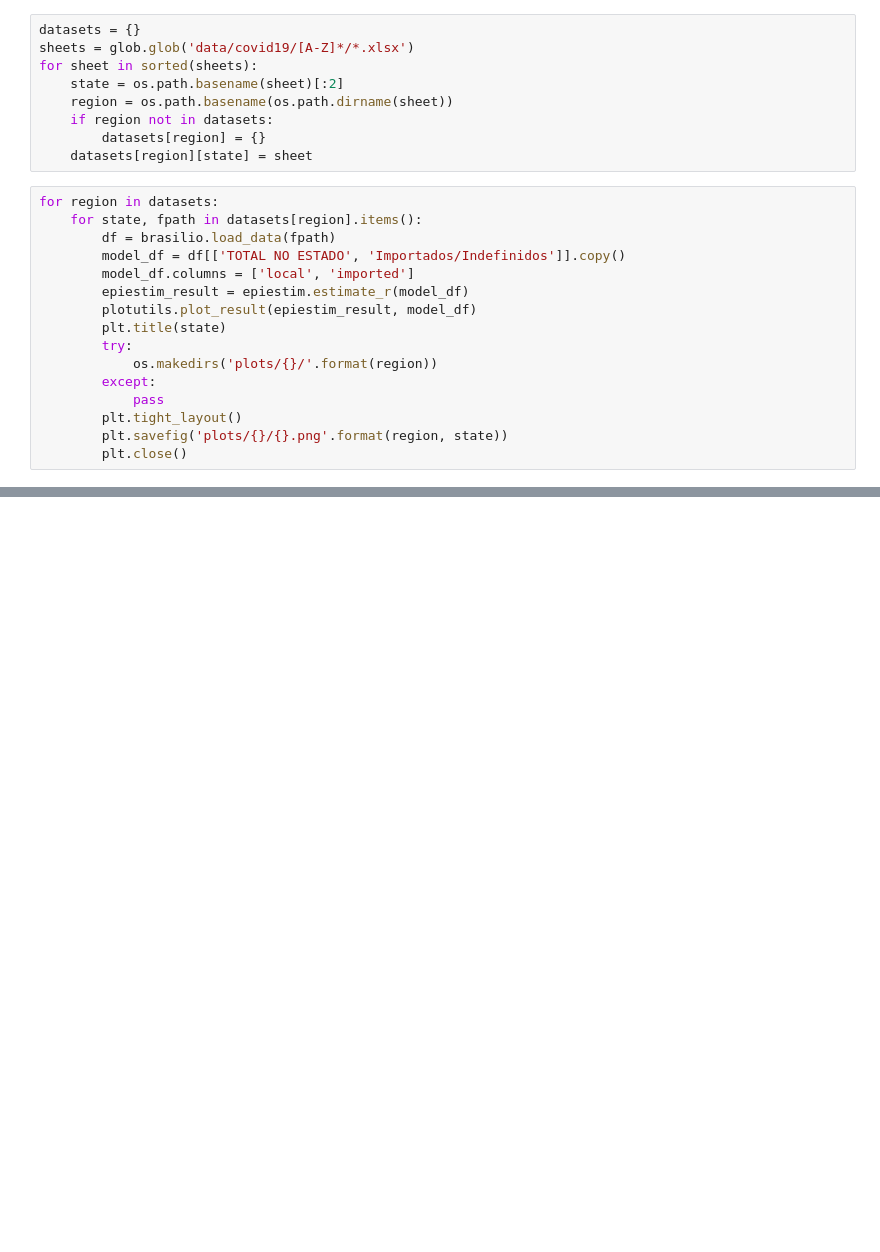
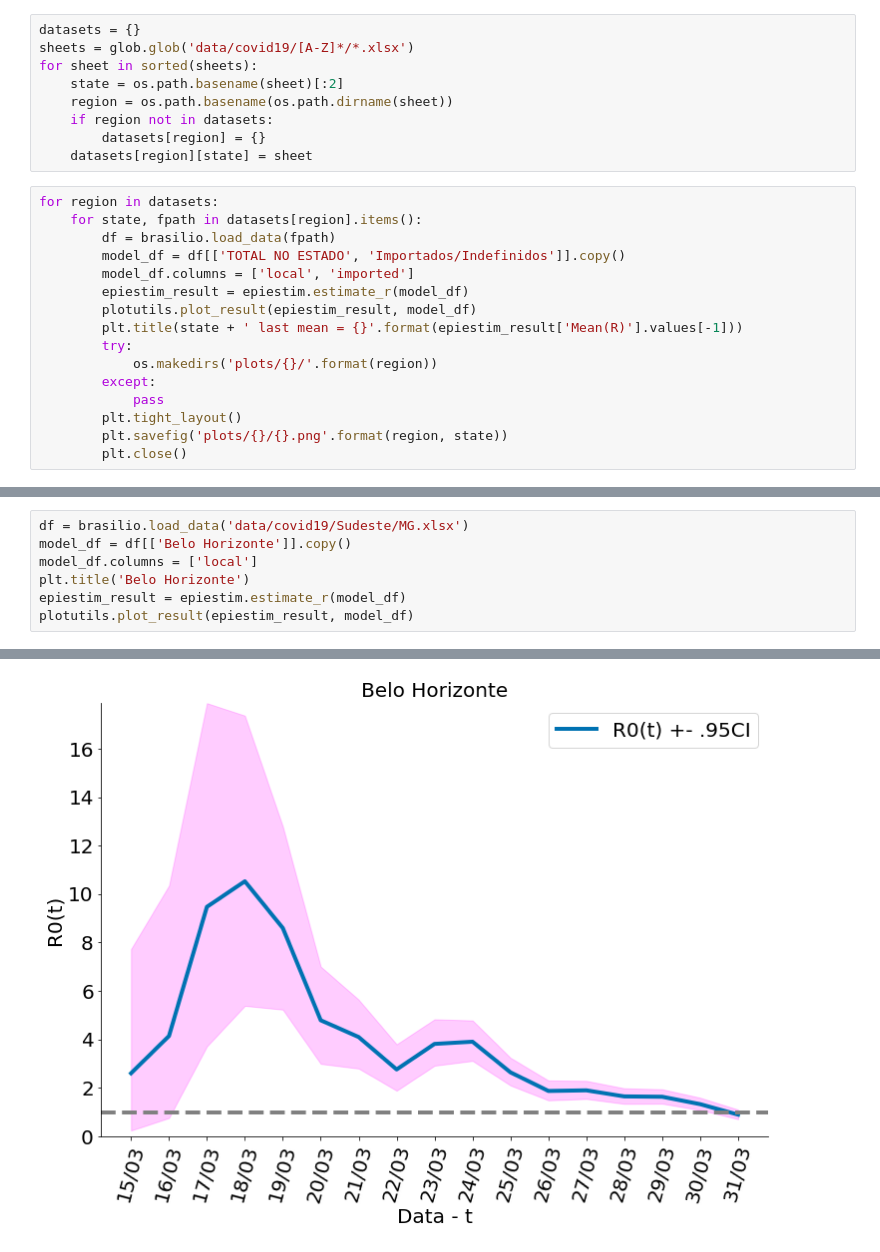
Before and after one commit to flaviovdf/covid19, a Jupyter notebook: Exploration.ipynb, the cells around one changed output, grey strips where cells are left out. Drawn from its saved outputs; the diff is of its cells as text; blank space fills up the shorter version.

Commit message:
New images

```diff
--- a/Exploration.ipynb
+++ b/Exploration.ipynb
@@ -48,7 +48,7 @@ for region in datasets:
         model_df.columns = ['local', 'imported']
         epiestim_result = epiestim.estimate_r(model_df)
         plotutils.plot_result(epiestim_result, model_df)
-        plt.title(state)
+        plt.title(state + ' last mean = {}'.format(epiestim_result['Mean(R)'].values[-1]))
         try:
             os.makedirs('plots/{}/'.format(region))
         except:
@@ -161,0 +79,8 @@ DatetimeIndex(['2020-03-27 12:00:00', '2020-03-28 12:00:00'], dtype='datetime64[
+# %%
+df = brasilio.load_data('data/covid19/Sudeste/MG.xlsx')
+model_df = df[['Belo Horizonte']].copy()
+model_df.columns = ['local']
+plt.title('Belo Horizonte')
+epiestim_result = epiestim.estimate_r(model_df)
+plotutils.plot_result(epiestim_result, model_df)
+# %% [output]
@@ -161,0 +88 @@ DatetimeIndex(['2020-03-27 12:00:00', '2020-03-28 12:00:00'], dtype='datetime64[
+[figure, added]
```
Also changed, not shown: parts of 3 cells of this notebook, 26 other files.
